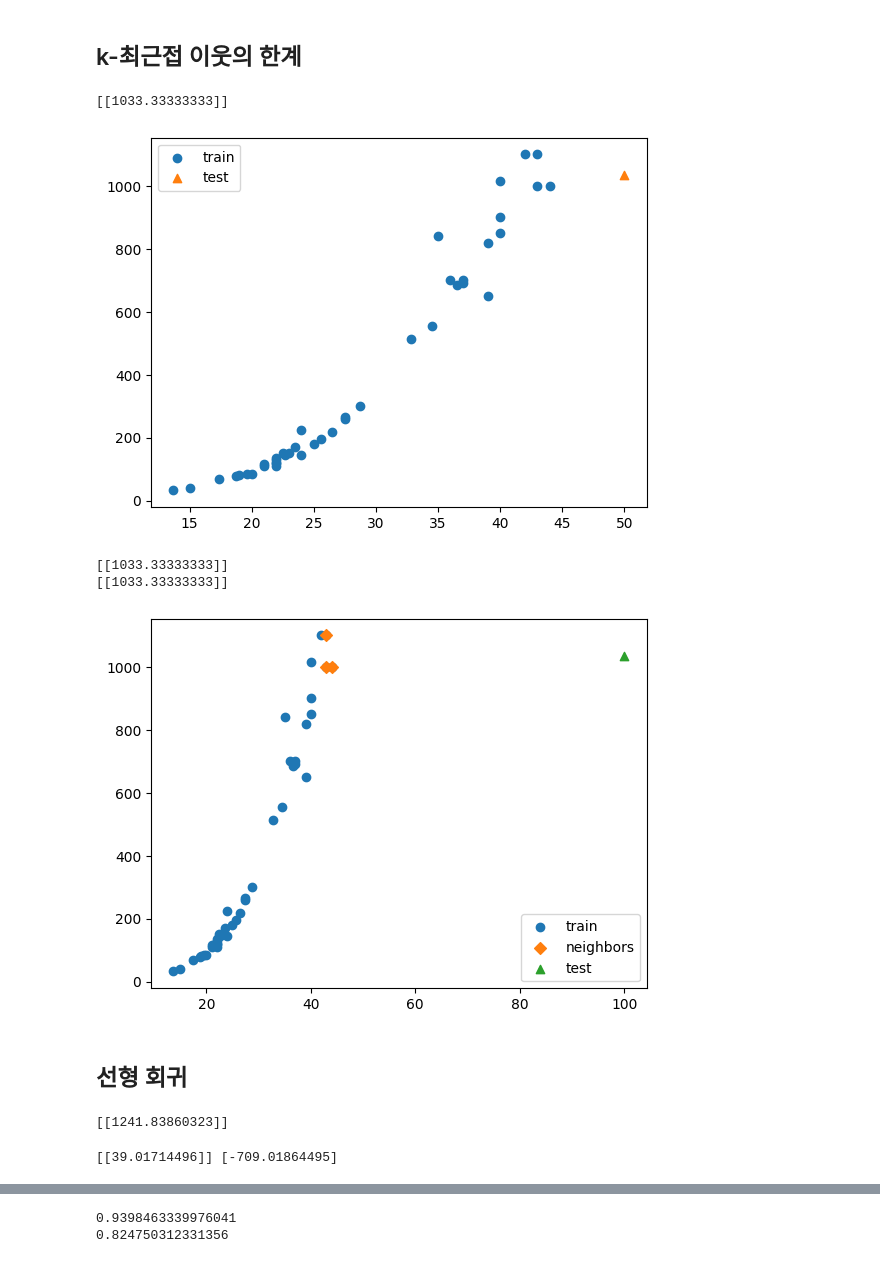
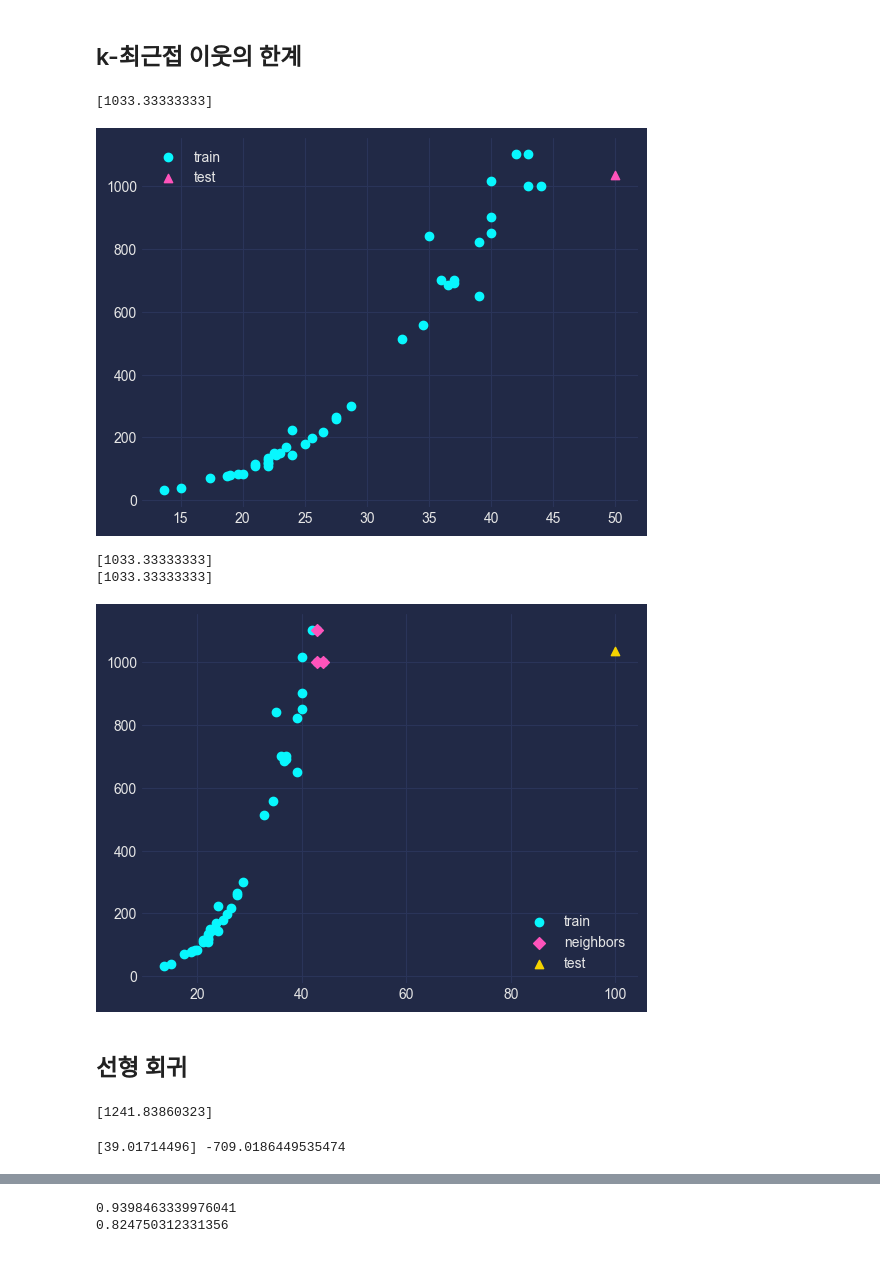
Before and after one commit to bum0w0/Machine-Learning, a Jupyter notebook: ml_03.ipynb, the cells around one changed output, grey strips where cells are left out. Drawn from its saved outputs; the diff is of its cells as text; code cells hidden in the pictures.

Commit message:
LinearRegression Code Fix

```diff
--- a/ml_03.ipynb
+++ b/ml_03.ipynb
@@ -20,6 +20,9 @@ perch_weight = np.array([5.9, 32.0, 40.0, 51.5, 70.0, 100.0, 78.0, 80.0, 85.0, 8
                          820.0, 850.0, 900.0, 1015.0, 820.0, 1100.0, 1000.0, 1100.0,
                          1000.0, 1000.0])
 # %%
+import matplotlib.pyplot as plt
+plt.style.use("cyberpunk")
+
 plt.scatter(perch_length, perch_weight)
 plt.xlabel('length')
 plt.ylabel('weight')
@@ -102,6 +119,8 @@ print(knr.score(test_input, test_target))
 0.9698823289099254
 0.992809406101064
 # %%
+plt.style.use("cyberpunk")
+
 plt.scatter(train_input, train_target, label='train')
 plt.plot(sorted(train_input), knr.predict(sorted(train_input)))
 plt.scatter(test_input, test_target, label='test')
@@ -139,13 +151,16 @@ x = np.arange(5, 45).reshape(-1, 1)
 
 # n_neighbors를 1, 5, 10으로 변경하며 학습
 for n in [1, 5, 10]:
-    #
+
+    knr.n_neighbors = n
     knr.fit(train_input, train_target)
 
     # test 데이터 예측
     prediction = knr.predict(x)
 
     # 결과 시각화
+    plt.style.use("cyberpunk")
+
     plt.scatter(train_input, train_target)
     plt.plot(x, prediction)
     plt.title('n_neighbors = {}'.format(n))
@@ -178,69 +193,76 @@ perch_weight = np.array([5.9, 32.0, 40.0, 51.5, 70.0, 100.0, 78.0, 80.0, 85.0, 8
 # %%
 train_input, test_input, train_target, test_target = train_test_split(perch_length, perch_weight, random_state=42)
 
-# train, test 데이터를 열벡터로 변환
+# train, test 데이터를 열벡터로 변환 (scikit-learn의 fit 메소드가 훈련 데이터를 2차원 배열로 예상하기 때문)
 train_input = train_input.reshape(-1,1)
-train_target = train_target.reshape(-1,1)
 test_input = test_input.reshape(-1,1)
-test_target = test_target.reshape(-1,1)
-#
 # %%
+# KNeighborsRegressor 클래스 인스턴스 생성 후 knr 변수에 할당
 knr = KNeighborsRegressor(n_neighbors=3)
+# 모델 학습
 knr.fit(train_input, train_target)
 
+# length가 50인 농어의 무게 예측
 test_data = np.array([[50]])
 print(knr.predict(test_data))
 # %% [output]
-[[1033.33333333]]
+[1033.33333333]
 # %%
 # test 데이터의 이웃, 이웃과의 거리 계산
+# 이전에 n_neighbors가 3이라서 test_data로 부터 이웃 3개에 대한 거리와 인덱스를 변수에 저장
 distance, indexes = knr.kneighbors(test_data)
+# 결과 시각화
+plt.style.use("cyberpunk")
 
-# 결과 시각화
 plt.scatter(train_input, train_target, label='train')
 #
 plt.scatter(test_data, knr.predict(test_data), marker='^', label='test')
 plt.legend()
 plt.show()
 # %% [output]
-[figure, old version]
+[figure, new version]
 # %%
 # 이웃 데이터들의 평균 값과 test_data의 예측 값 비교
 neighbors_means = np.mean(train_target[indexes], axis=1)
 
+# 당연히 같음 k-최근접 이웃 회귀에서 predict() 할 때도 이웃 데이터 포인트들의 타겟 값(또는 레이블)의 평균을 취하기 때문
 print(neighbors_means)
 print(knr.predict(test_data))
 # %% [output]
-[[1033.33333333]]
-[[1033.33333333]]
+[1033.33333333]
+[1033.33333333]
 # %%
 test_data2 = np.array([[100]])
 
 distances, indexes = knr.kneighbors(test_data2)
 
+plt.style.use("cyberpunk")
 plt.scatter(train_input, train_target, label='train')
 plt.scatter(train_input[indexes], train_target[indexes], marker='D', label='neighbors')
 plt.scatter(test_data2, knr.predict(test_data2), marker='^', label='test')
 plt.legend(loc='lower right')
 plt.show()
+
+# 가장 가까운 세개의 평균값으로 예측되기 때문에 길이가 100, 200, 300 커져도 무게는 1033 그대로 예측되는 문제가 있다. 그래서 Linear Regression을 사용해야함.
 # %% [output]
-[figure, old version]
+[figure, new version]
 # %% [markdown]
 ## 선형 회귀
 # %%
 from sklearn.linear_model import LinearRegression
-
+# 선형회귀 모델 생성
 lr = LinearRegression()
+# 모델 학습
 lr.fit(train_input, train_target)
 
 print(lr.predict(test_data))
 # %% [output]
-[[1241.83860323]]
+[1241.83860323]
 # %%
 # 기울기(coefficient)와 절편(intercept) 확인
 print(lr.coef_, lr.intercept_)
 # %% [output]
-[[39.01714496]] [-709.01864495]
+[39.01714496] -709.0186449535474
 # %%
 x = np.arange(15, 51)
 
```
Also changed, not shown: parts of 24 cells of this notebook, 1 other file.
